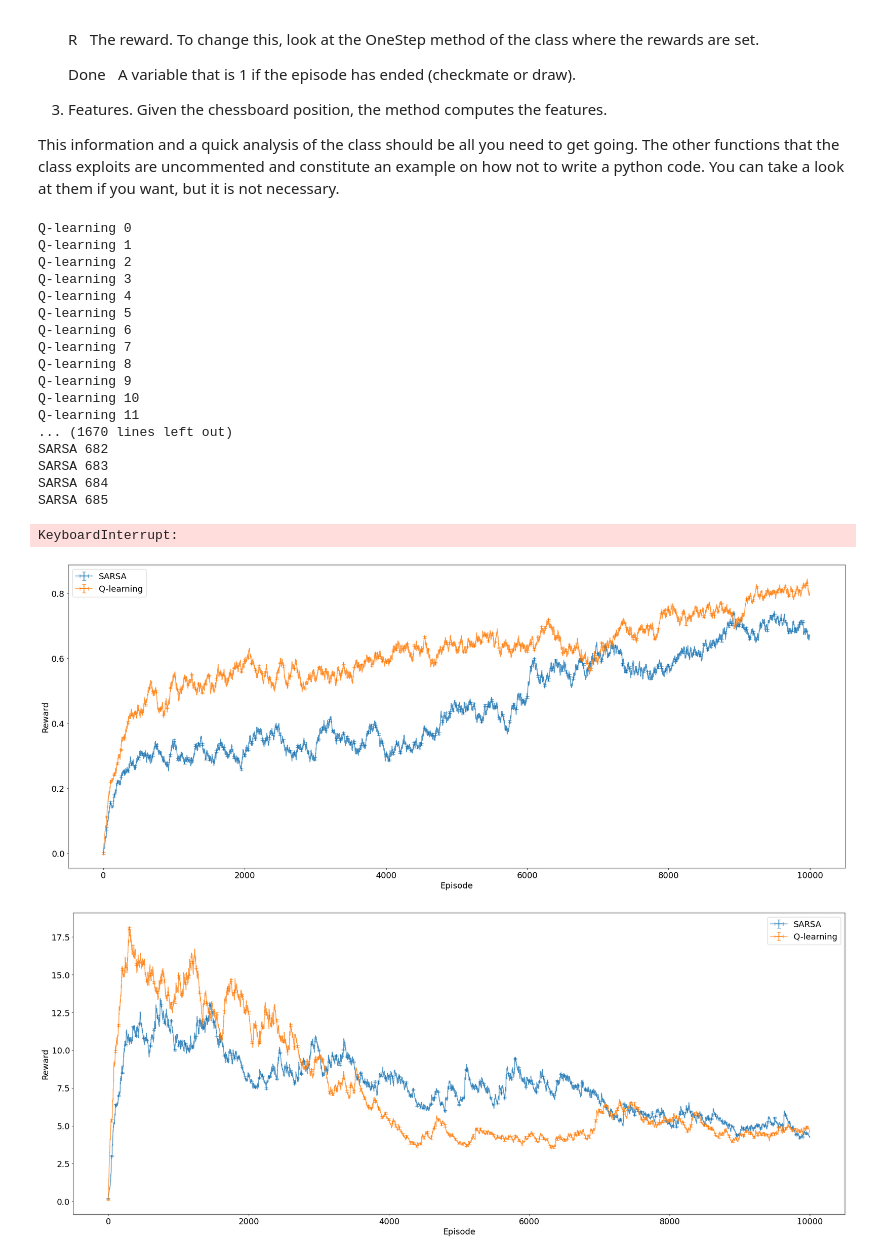
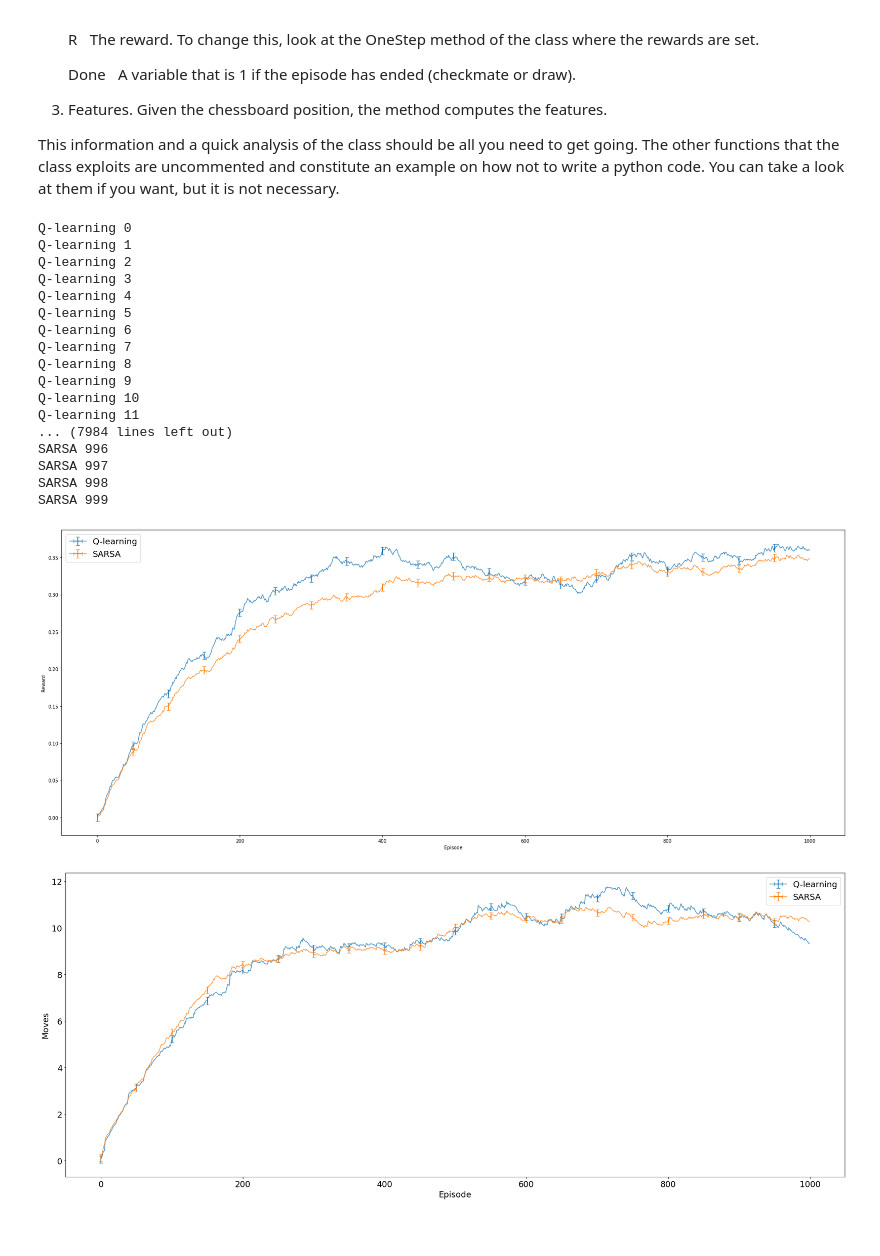
Before and after one commit to charalambosG-9/chess_learning_agent, a Jupyter notebook: Required Assignment Files/trials.ipynb, the cells around one changed output. Saved outputs shown, nothing was run; the diff lists cells and outputs as text; code cells hidden in the pictures.

Commit message:
Added missing line

```diff
--- a/Required Assignment Files/trials.ipynb
+++ b/Required Assignment Files/trials.ipynb
@@ -90,7 +90,7 @@ beta = 0.00005      # THE PARAMETER SETS HOW QUICKLY THE VALUE OF EPSILON IS DEC
 gamma = 0.85        # THE DISCOUNT FACTOR
 eta = 0.0035        # THE LEARNING RATE
 lamb = 0
-types = ["Q-learning", "SARSA"]
+types = ["SARSA", "Q-learning"]
 
 N_episodes = 1000 # THE NUMBER OF GAMES TO BE PLAYED
 
@@ -191,6 +191,7 @@ for t in range(len(types)):
 
                     if eligibility_trace:
                         W2 = W2 + eta_delta2 * np.outer(e, x1)
+                        b2 = b2 + eta_delta2 * e
 
                     break
 
@@ -228,6 +229,7 @@ for t in range(len(types)):
 
                     if eligibility_trace:
                         W2 = W2 + eta_delta2 * np.outer(e, x1)
+                        b2 = b2 + eta_delta2 * e
                         e = gamma * lamb * e
 
                 # NEXT STATE AND CO. BECOME ACTUAL STATE...
@@ -263,34 +265,33 @@ Q-learning 8
 Q-learning 9
 Q-learning 10
 Q-learning 11
-... (1670 lines left out)
-SARSA 682
-SARSA 683
-SARSA 684
-SARSA 685
+... (7984 lines left out)
+SARSA 996
+SARSA 997
+SARSA 998
+SARSA 999
-KeyboardInterrupt:
 # %%
 plt.figure(figsize=(30, 12))
 for i, R_save in enumerate(all_R_save):
     errors = 2 * np.std(R_save) / np.sqrt(N_episodes)
     plt.errorbar(np.arange(N_episodes), R_save.flatten(), errors, 0, elinewidth=2, capsize=4, alpha=0.8, errorevery=50)
 plt.xlabel('Episode')
 plt.ylabel('Reward')
 plt.rcParams.update({'font.size': 18})
-labels = ["SARSA", "Q-learning"]  # Add more labels if needed
-plt.legend(labels)
+#labels = ["SARSA", "Q-learning"]  # Add more labels if needed
+plt.legend(types)
 plt.savefig('EMA_Reward.pdf')
 
 plt.figure(figsize=(30, 12))
 for i, N_moves_save in enumerate(all_N_moves):
     errors = 2 * np.std(N_moves_save) / np.sqrt(N_episodes)
     plt.errorbar(np.arange(N_episodes), N_moves_save.flatten(), errors, 0, elinewidth=2, capsize=4, alpha=0.8, errorevery=50)
 plt.xlabel('Episode')
-plt.ylabel('Reward')
+plt.ylabel('Moves')
 plt.rcParams.update({'font.size': 18})
-labels = ["SARSA", "Q-learning"]  # Add more labels if needed
-plt.legend(labels)
+#labels = ["SARSA", "Q-learning"]  # Add more labels if needed
+plt.legend(types)
 plt.savefig('EMA_Moves.pdf')
 # %% [output]
-[figure, old version]
+[figure, new version]
-[figure, old version]
+[figure, new version]
```
Also changed, not shown: 3 other files.
